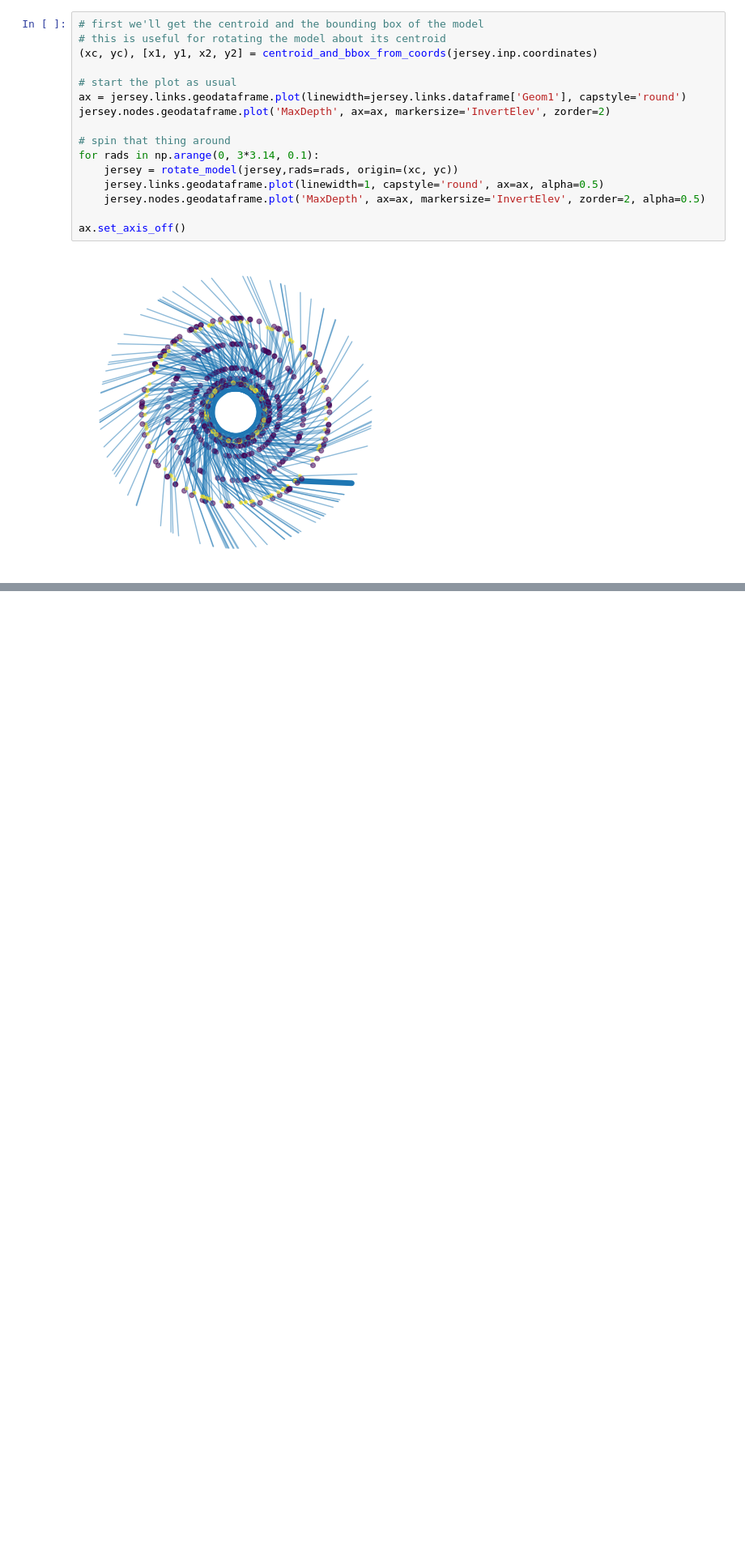
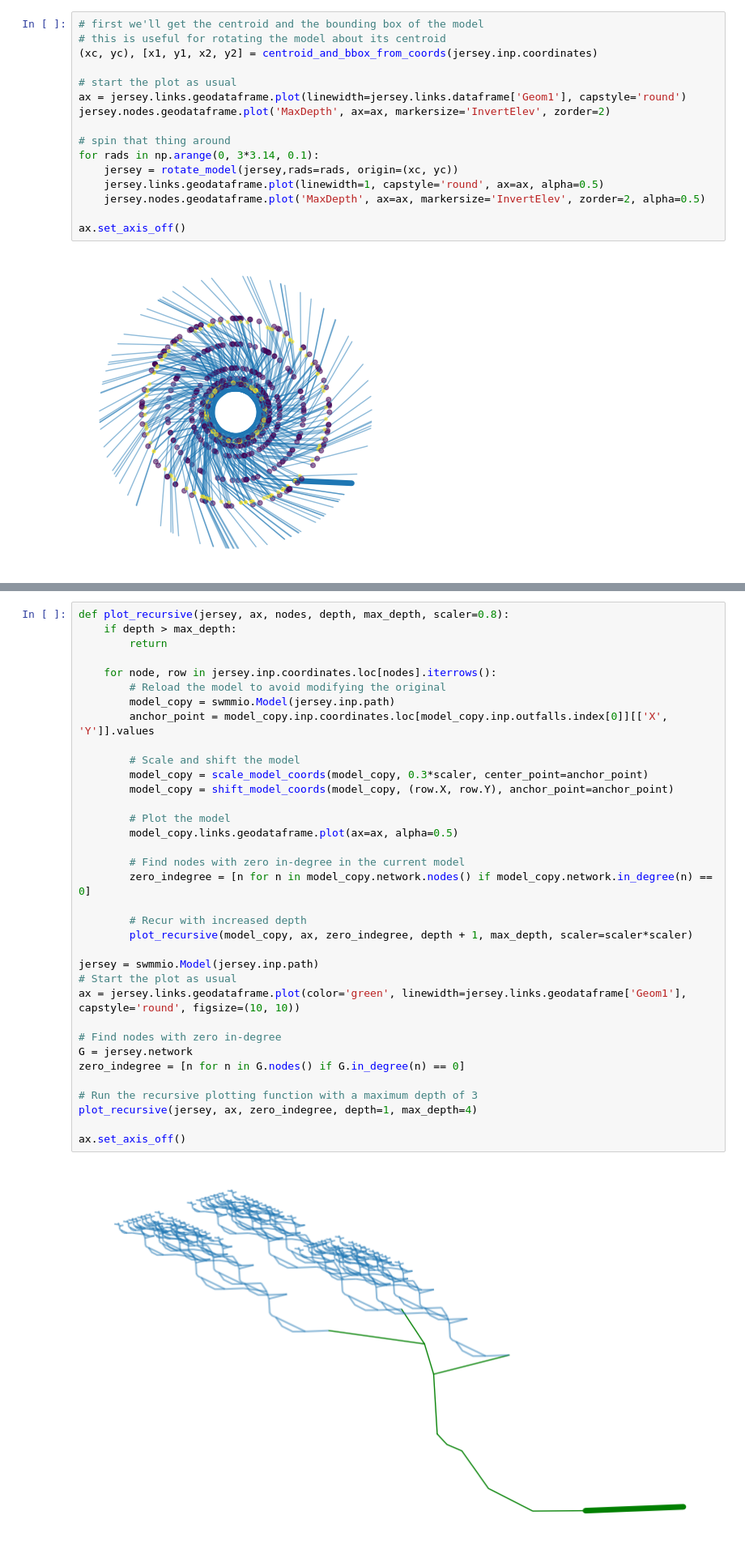
Before and after one commit to pyswmm/swmmio, a Jupyter notebook: docs/usage/making_art_with_swmm.ipynb, the cells around one changed output, grey strips where cells are left out. Shown at 81% size. Saved outputs shown, nothing was run; the diff lists cells and outputs as text; blank space fills up the shorter version.

```diff
--- a/docs/usage/making_art_with_swmm.ipynb
+++ b/docs/usage/making_art_with_swmm.ipynb
@@ -60,0 +224,37 @@ Now we are talking.
+# %%
+def plot_recursive(jersey, ax, nodes, depth, max_depth, scaler=0.8):
+    if depth > max_depth:
+        return
+
+    for node, row in jersey.inp.coordinates.loc[nodes].iterrows():
+        # Reload the model to avoid modifying the original
+        model_copy = swmmio.Model(jersey.inp.path)
+        anchor_point = model_copy.inp.coordinates.loc[model_copy.inp.outfalls.index[0]][['X', 'Y']].values
+
+        # Scale and shift the model
+        model_copy = scale_model_coords(model_copy, 0.3*scaler, center_point=anchor_point)
+        model_copy = shift_model_coords(model_copy, (row.X, row.Y), anchor_point=anchor_point)
+
+        # Plot the model
+        model_copy.links.geodataframe.plot(ax=ax, alpha=0.5)
+
+        # Find nodes with zero in-degree in the current model
+        zero_indegree = [n for n in model_copy.network.nodes() if model_copy.network.in_degree(n) == 0]
+
+        # Recur with increased depth
+        plot_recursive(model_copy, ax, zero_indegree, depth + 1, max_depth, scaler=scaler*scaler)
+
+jersey = swmmio.Model(jersey.inp.path)
+# Start the plot as usual
+ax = jersey.links.geodataframe.plot(color='green', linewidth=jersey.links.geodataframe['Geom1'], capstyle='round', figsize=(10, 10))
+
+# Find nodes with zero in-degree
+G = jersey.network
+zero_indegree = [n for n in G.nodes() if G.in_degree(n) == 0]
+
+# Run the recursive plotting function with a maximum depth of 3
+plot_recursive(jersey, ax, zero_indegree, depth=1, max_depth=4)
+
+ax.set_axis_off()
+# %% [output]
+[figure, added]
```
Also changed, not shown: parts of 12 cells of this notebook, 1 other file.
